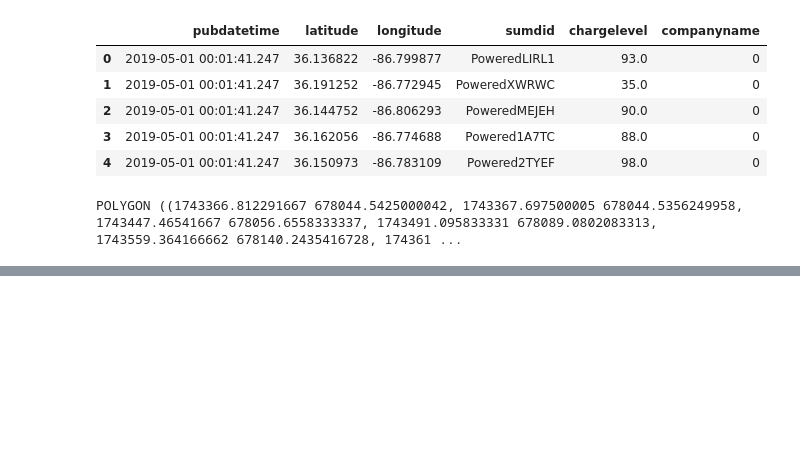
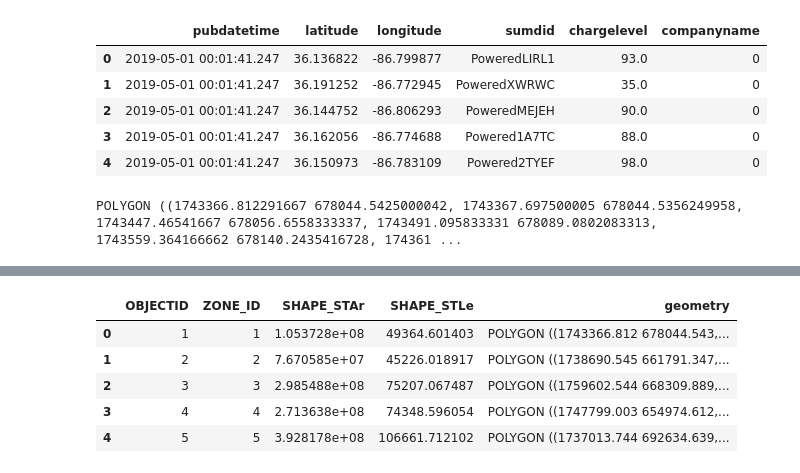
Before and after one commit to derektprice/mapping_scooters_nashville_python, a Jupyter notebook: notebooks/may2.ipynb, the cells around one changed output, grey strips where cells are left out. Cells and saved outputs as stored; diff of their text form; code cells hidden in the pictures; blank space fills up the shorter version.

```diff
--- a/notebooks/may2.ipynb
+++ b/notebooks/may2.ipynb
@@ -65,0 +86,9 @@ POLYGON ((1743366.812291667 678044.5425000042, 1743367.697500005 678044.53562499
+# %%
+promise_zones.head()
+# %% [output]
+|  | OBJECTID | ZONE_ID | SHAPE_STAr | SHAPE_STLe | geometry |
+| 0 | 1 | 1 | 1.053728e+08 | 49364.601403 | POLYGON ((1743366.812 678044.543,... |
+| 1 | 2 | 2 | 7.670585e+07 | 45226.018917 | POLYGON ((1738690.545 661791.347,... |
+| 2 | 3 | 3 | 2.985488e+08 | 75207.067487 | POLYGON ((1759602.544 668309.889,... |
+| 3 | 4 | 4 | 2.713638e+08 | 74348.596054 | POLYGON ((1747799.003 654974.612,... |
+| 4 | 5 | 5 | 3.928178e+08 | 106661.712102 | POLYGON ((1737013.744 692634.639,... |
```
Also changed, not shown: parts of 18 cells of this notebook.
